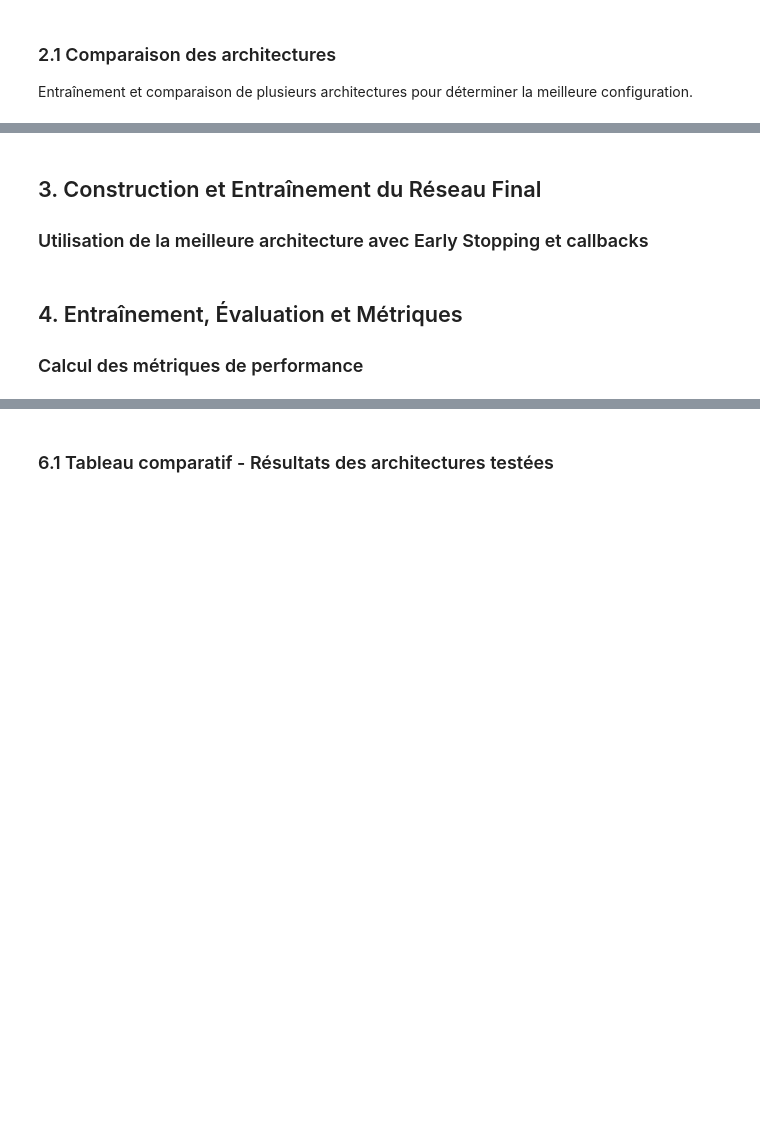
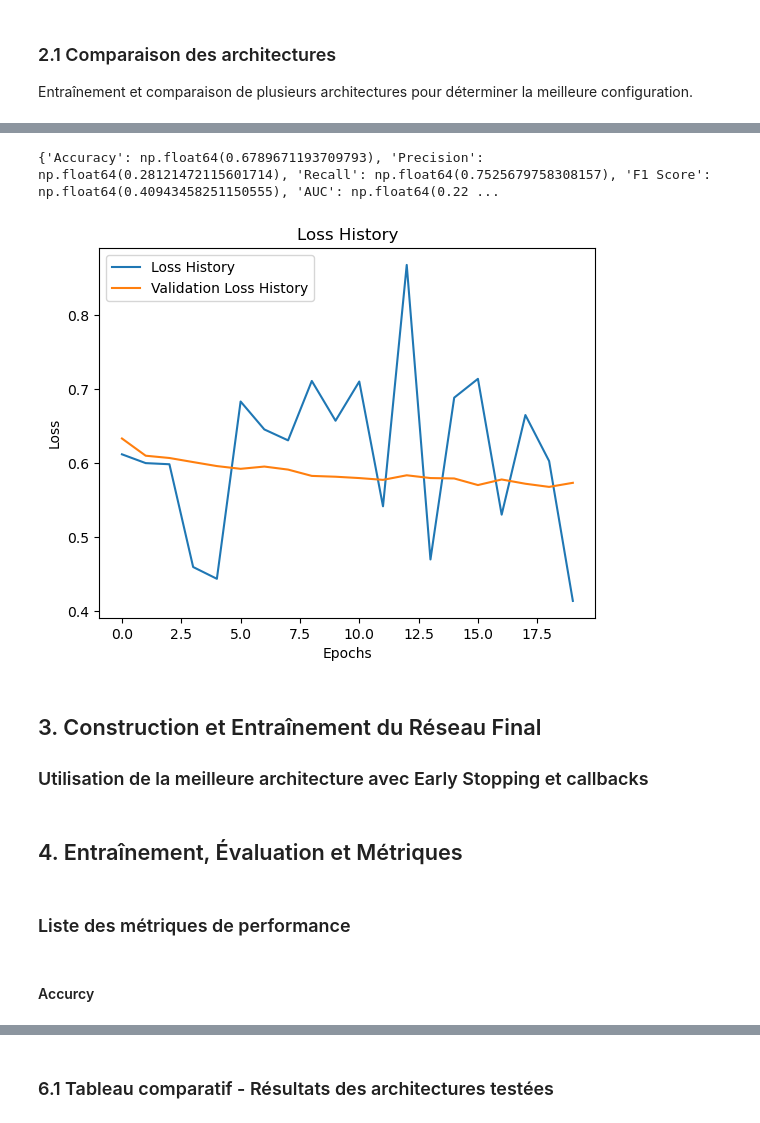
Before and after one commit to 0xybo/CESI_A4_IA_DeepLearning, a Jupyter notebook: Livrable 2.ipynb, the cells around one changed output, grey strips where cells are left out. Saved outputs shown, nothing was run; the diff lists cells and outputs as text; code cells hidden in the pictures; blank space fills up the shorter version.

```diff
--- a/Livrable 2.ipynb
+++ b/Livrable 2.ipynb
@@ -377,0 +473,30 @@ result
+# %%
+from lib.neural_network.callback.draw_real_time_loss import DrawRealTimeLoss
+from lib.neural_network.callback.progress_bar import ProgressBar
+
+nn = NeuralNetwork([
+    Layer(neurons=64, activation=Relu()),
+    Layer(neurons=32, activation=Relu()),
+    Layer(neurons=1, activation=Sigmoid()),
+], loss=BinaryCrossEntropy(), inputs=X_train.shape[1])
+
+# nn.add_callback(EarlyStopping())
+# nn.add_callback(DrawRealTimeLoss())
+# nn.add_callback(ProgressBar())
+
+nn.fit(
+    X_train.to_numpy(),
+    y_train.to_numpy(),
+    epochs=20,
+    learning_rate=0.001
+)
+
+evaluation = Evaluation(
+    X_validation.to_numpy(),
+    y_validation.to_numpy()
+)
+print(evaluation.validate(nn))
+evaluation.draw_loss_history()
+# %% [output]
+{'Accuracy': np.float64(0.6789671193709793), 'Precision': np.float64(0.28121472115601714), 'Recall': np.float64(0.7525679758308157), 'F1 Score': np.float64(0.40943458251150555), 'AUC': np.float64(0.22 ...
+[figure, added]
@@ -381,5 +508,7 @@ result
 ### Utilisation de la meilleure architecture avec Early Stopping et callbacks
 # %% [markdown]
 ## 4. Entraînement, Évaluation et Métriques
-
-### Calcul des métriques de performance
+# %% [markdown]
+### Liste des métriques de performance
+# %% [markdown]
+#### Accurcy
```
Also changed, not shown: parts of 29 cells of this notebook, 4 other files.
